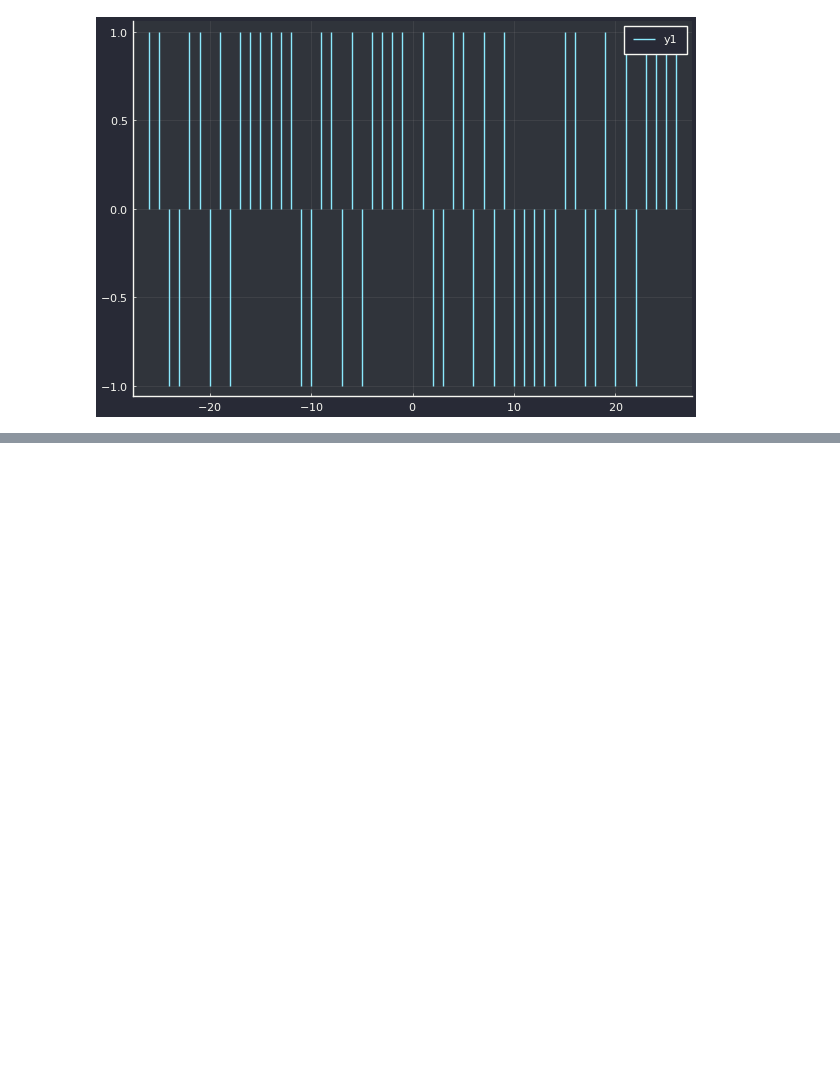
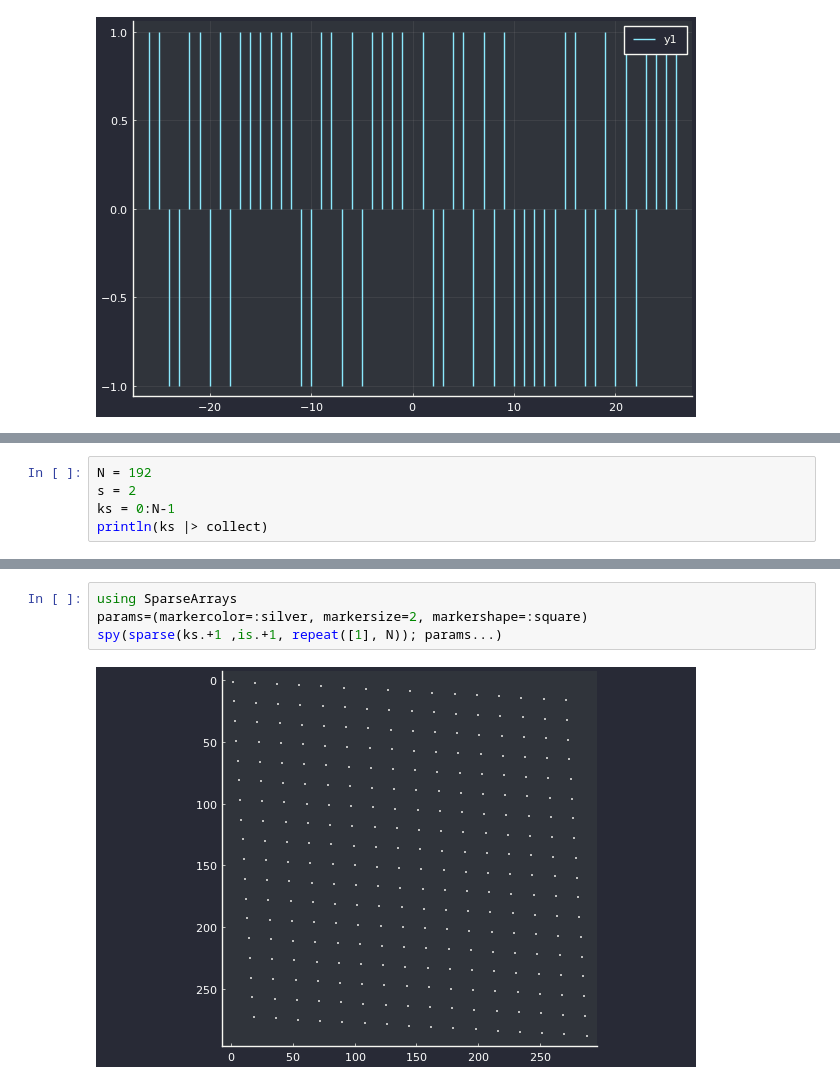
Before and after one commit to Matrsz/OFDM-Det-Sync, a Jupyter notebook: Tests.ipynb, the cells around one changed output, grey strips where cells are left out. Drawn from its saved outputs; the diff is of its cells as text; blank space fills up the shorter version.

```diff
--- a/Tests.ipynb
+++ b/Tests.ipynb
@@ -103,0 +125,5 @@ plot(f |> fftshift, abs.(fft(rl)))
+# %%
+N = 192
+s = 2
+ks = 0:N-1
+println(ks |> collect)
@@ -103,0 +140,6 @@ plot(f |> fftshift, abs.(fft(rl)))
+# %%
+using SparseArrays
+params=(markercolor=:silver, markersize=2, markershape=:square)
+spy(sparse(ks.+1 ,is.+1, repeat([1], N)); params...)
+# %% [output]
+[figure, added]
```
Also changed, not shown: parts of 16 cells of this notebook, 5 other files.
